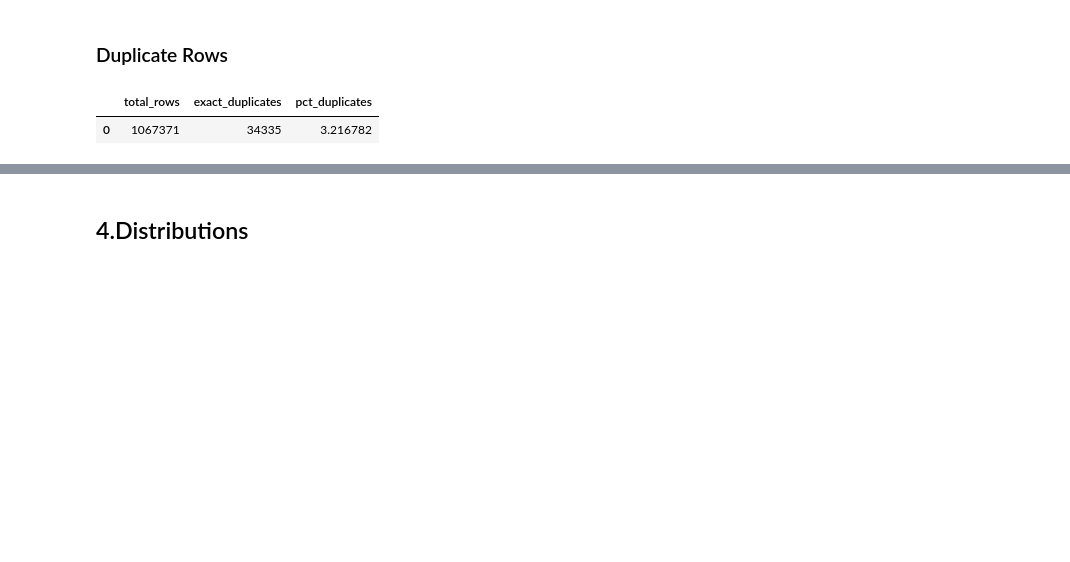
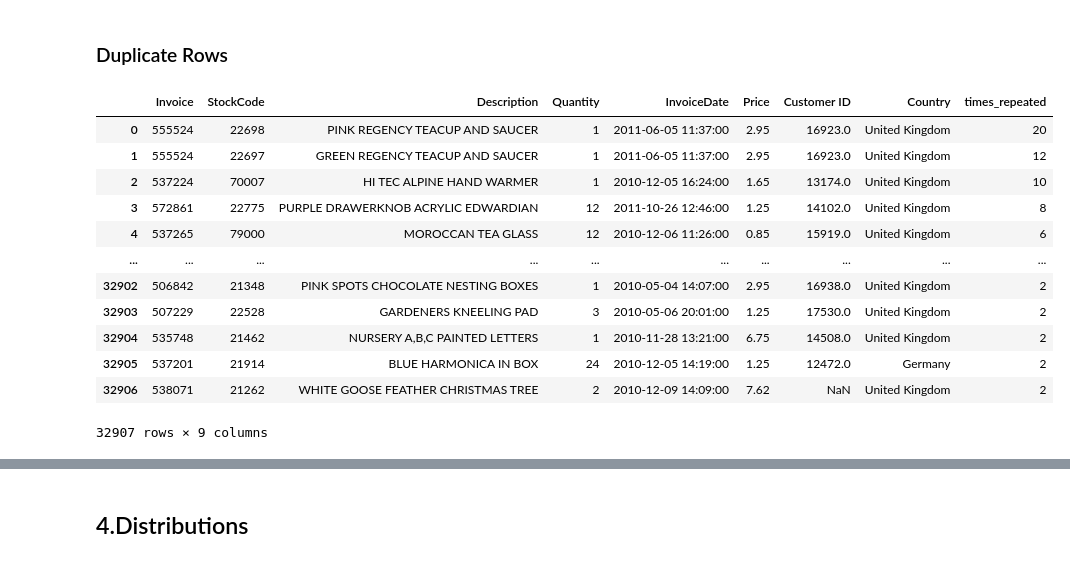
Before and after one commit to Hahm7/online_retail_analysis, a Jupyter notebook: notebooks/audit.ipynb, the cells around one changed output, grey strips where cells are left out. Saved outputs shown, nothing was run; the diff lists cells and outputs as text; code cells hidden in the pictures; blank space fills up the shorter version.

```diff
--- a/notebooks/audit.ipynb
+++ b/notebooks/audit.ipynb
@@ -171,30 +176,32 @@ missing_customer_count = con.execute("""
 # %% [markdown]
 ### Duplicate Rows
 # %%
-# Concatenating all columns into a single string and counting distinct combinations.
-# Gapp between total rows and distinct combinations is the duplicate count.
+# The rows which have duplicates and how many times repeated
 con.execute("""
-    WITH duplicate_count AS (
-      SELECT
-        COUNT(*) AS total_rows,
-        COUNT(*) - COUNT(DISTINCT
-            CAST(Invoice AS VARCHAR)      || '|' ||
-            CAST(StockCode AS VARCHAR)    || '|' ||
-            CAST(InvoiceDate AS VARCHAR)  || '|' ||
-            CAST(Quantity AS VARCHAR)     || '|' ||
-            CAST(Price AS VARCHAR)        || '|' ||
-            COALESCE(Description, 'NULL') || '|' ||
-            CAST(COALESCE("Customer ID", -1) AS VARCHAR) || '|' ||
-            COALESCE(Country, 'NULL')
-        ) AS exact_duplicates
-     FROM raw_retail
-    )
     SELECT
-        total_rows,
-        exact_duplicates,
-        (exact_duplicates/total_rows) * 100 as pct_duplicates
-    FROM duplicate_count
+        Invoice, StockCode, Description, Quantity,
+        InvoiceDate, Price, "Customer ID", Country,
+        COUNT(*) AS times_repeated
+    FROM
+        raw_retail
+    GROUP BY
+        Invoice, StockCode, Description, Quantity,
+        InvoiceDate, Price, "Customer ID", Country
+    HAVING COUNT(*) > 1
+    ORDER BY
+        times_repeated DESC
 """).fetchdf()
 # %% [output]
-|  | total_rows | exact_duplicates | pct_duplicates |
-| 0 | 1067371 | 34335 | 3.216782 |
+|  | Invoice | StockCode | Description | Quantity | InvoiceDate | Price | Customer ID | Country | times_repeated |
+| 0 | 555524 | 22698 | PINK REGENCY TEACUP AND SAUCER | 1 | 2011-06-05 11:37:00 | 2.95 | 16923.0 | United Kingdom | 20 |
+| 1 | 555524 | 22697 | GREEN REGENCY TEACUP AND SAUCER | 1 | 2011-06-05 11:37:00 | 2.95 | 16923.0 | United Kingdom | 12 |
+| 2 | 537224 | 70007 | HI TEC ALPINE HAND WARMER | 1 | 2010-12-05 16:24:00 | 1.65 | 13174.0 | United Kingdom | 10 |
+| 3 | 572861 | 22775 | PURPLE DRAWERKNOB ACRYLIC EDWARDIAN | 12 | 2011-10-26 12:46:00 | 1.25 | 14102.0 | United Kingdom | 8 |
+| 4 | 537265 | 79000 | MOROCCAN TEA GLASS | 12 | 2010-12-06 11:26:00 | 0.85 | 15919.0 | United Kingdom | 6 |
+| ... | ... | ... | ... | ... | ... | ... | ... | ... | ... |
+| 32902 | 506842 | 21348 | PINK SPOTS CHOCOLATE NESTING BOXES | 1 | 2010-05-04 14:07:00 | 2.95 | 16938.0 | United Kingdom | 2 |
+| 32903 | 507229 | 22528 | GARDENERS KNEELING PAD | 3 | 2010-05-06 20:01:00 | 1.25 | 17530.0 | United Kingdom | 2 |
+| 32904 | 535748 | 21462 | NURSERY A,B,C PAINTED LETTERS | 1 | 2010-11-28 13:21:00 | 6.75 | 14508.0 | United Kingdom | 2 |
+| 32905 | 537201 | 21914 | BLUE HARMONICA IN BOX | 24 | 2010-12-05 14:19:00 | 1.25 | 12472.0 | Germany | 2 |
+| 32906 | 538071 | 21262 | WHITE GOOSE FEATHER CHRISTMAS TREE | 2 | 2010-12-09 14:09:00 | 7.62 | NaN | United Kingdom | 2 |
+32907 rows × 9 columns
```
Also changed, not shown: parts of 17 cells of this notebook.
